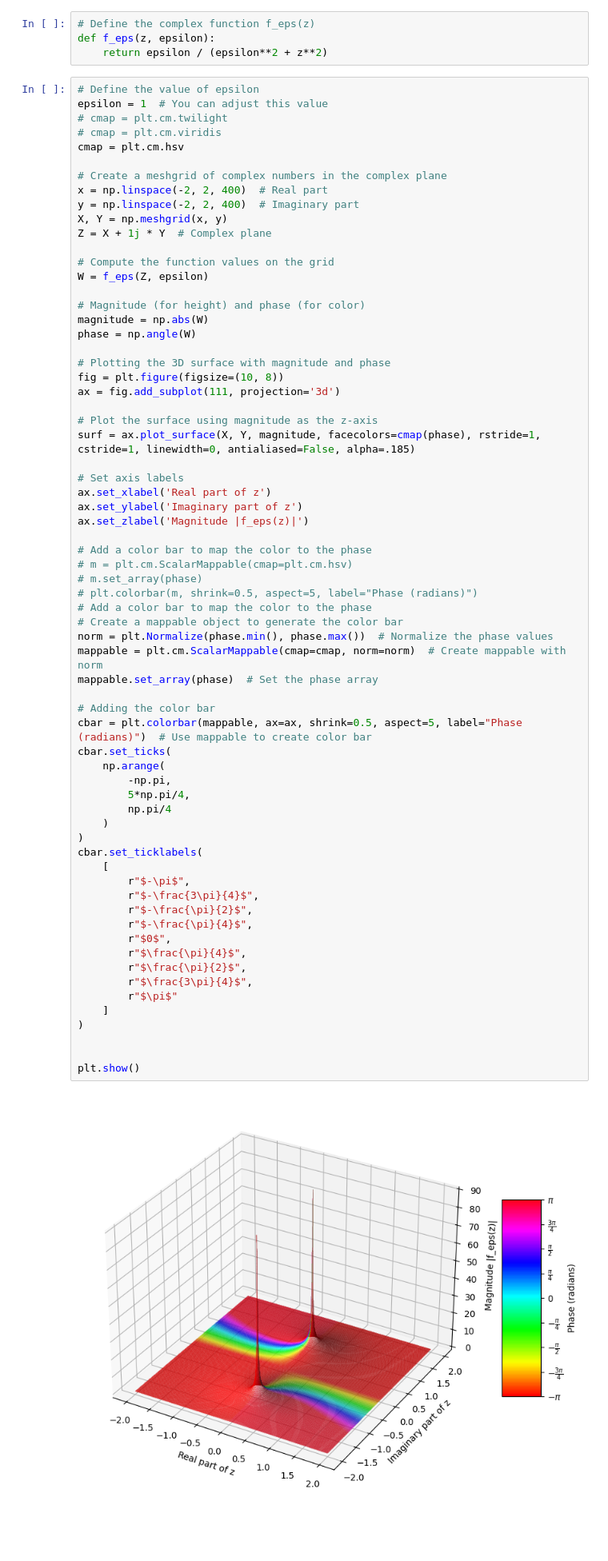
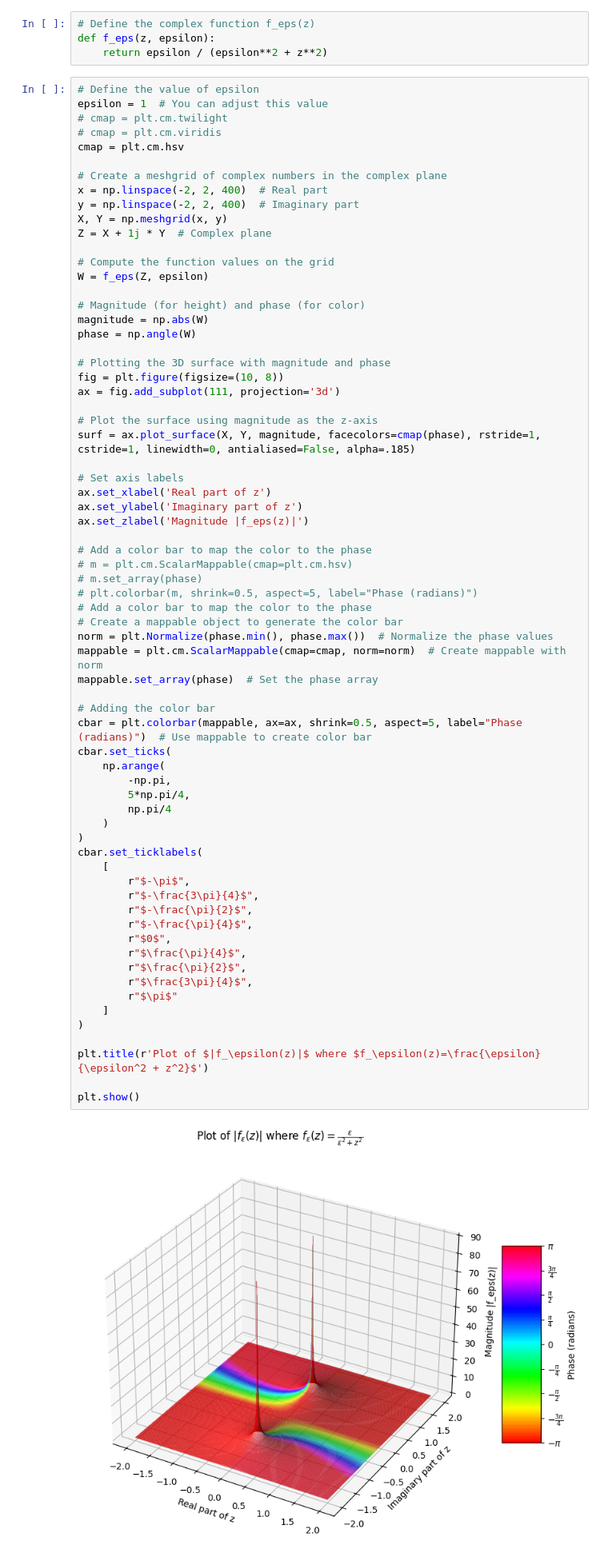
Before and after one commit to hunter-lybbert/uw-central, a Jupyter notebook: complex_analysis/hw_02/plotting.ipynb, the cells around one changed output. Shown at 80% size. Cells and saved outputs as stored; diff of their text form; blank space fills up the shorter version.

Commit message:
Checkpoint with images.

```diff
--- a/complex_analysis/hw_02/plotting.ipynb
+++ b/complex_analysis/hw_02/plotting.ipynb
@@ -51,33 +53,34 @@ ax.set_zlabel('Magnitude |f_eps(z)|')
 norm = plt.Normalize(phase.min(), phase.max())  # Normalize the phase values
 mappable = plt.cm.ScalarMappable(cmap=cmap, norm=norm)  # Create mappable with norm
 mappable.set_array(phase)  # Set the phase array
 
 # Adding the color bar
 cbar = plt.colorbar(mappable, ax=ax, shrink=0.5, aspect=5, label="Phase (radians)")  # Use mappable to create color bar
 cbar.set_ticks(
     np.arange(
         -np.pi,
         5*np.pi/4,
         np.pi/4
     )
 )
 cbar.set_ticklabels(
     [
         r"$-\pi$",
         r"$-\frac{3\pi}{4}$",
         r"$-\frac{\pi}{2}$",
         r"$-\frac{\pi}{4}$",
         r"$0$",
         r"$\frac{\pi}{4}$",
         r"$\frac{\pi}{2}$",
         r"$\frac{3\pi}{4}$",
         r"$\pi$"
     ]
 )
 
+plt.title(r'Plot of $|f_\epsilon(z)|$ where $f_\epsilon(z)=\frac{\epsilon}{\epsilon^2 + z^2}$')
 
 plt.show()
 # %% [output]
-[figure, old version]
+[figure, new version]
 # %% [markdown]
 ## Problem 6
```
Also changed, not shown: parts of 6 cells of this notebook, 4 other files.
